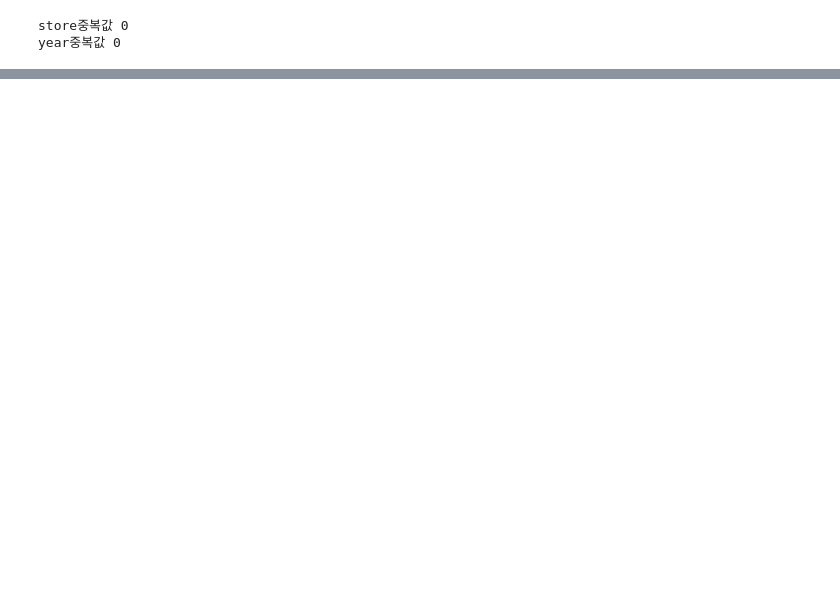
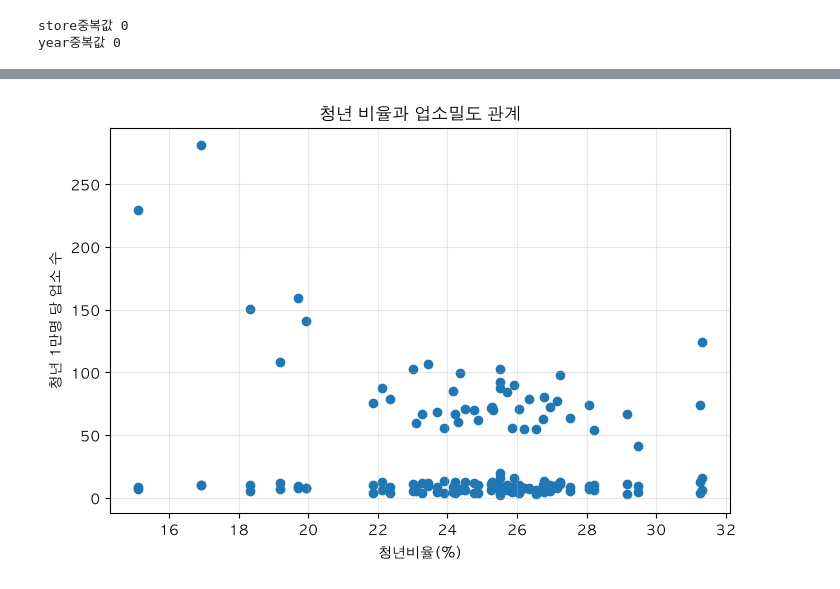
Before and after one commit to AI-Campus-1st/mini_pjt_1_khs, a Jupyter notebook: src/minipjt.ipynb, the cells around one changed output, grey strips where cells are left out. Drawn from its saved outputs; the diff is of its cells as text; code cells hidden in the pictures; blank space fills up the shorter version.

```diff
--- a/src/minipjt.ipynb
+++ b/src/minipjt.ipynb
@@ -562,0 +572,6 @@ year중복값 0
+# %%
+from sqlalchemy import create_engine
+
+engine = create_engine(
+    'mysql+pymysql://han0210:test1234@localhost:3306/minipjt'
+)
@@ -562,0 +754,21 @@ year중복값 0
+# %%
+query = """
+SELECT s.category_small_name AS category,
+    p.region_name,
+    ROUND(
+    p.young_population / p.total_population * 100, 2
+    ) AS young_ratio,
+    COUNT(*) AS store_count,
+    ROUND(
+        COUNT(*) / p.young_population * 10000, 2
+    ) AS young_store_density
+FROM stores AS s
+JOIN population AS p
+ON s.region_name = p.region_name
+WHERE s.category_small_name IN (
+    '헬스장', 'PC방', '카페'
+)
+GROUP BY s.category_small_name, p.region_name, p.young_population, p.total_population;
+"""
+
+df3 = pd.read_sql(query, engine)
@@ -562,0 +857,18 @@ year중복값 0
+# %%
+plt.rcParams['font.family'] = 'AppleGothic'
+# %%
+plt.figure(figsize=(8,5))
+
+plt.scatter(
+    df3['young_ratio'],
+    df3['young_store_density']
+)
+
+plt.xlabel('청년비율(%)')
+plt.ylabel('청년 1만명 당 업소 수')
+plt.title('청년 비율과 업소밀도 관계')
+
+plt.grid(alpha=0.3)
+plt.show()
+# %% [output]
+[figure, added]
```
Also changed, not shown: parts of 28 cells of this notebook, 6 other files.
